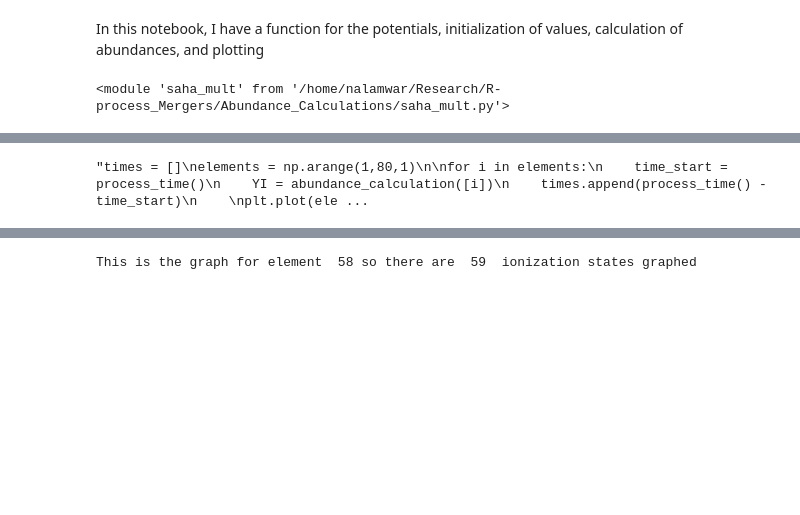
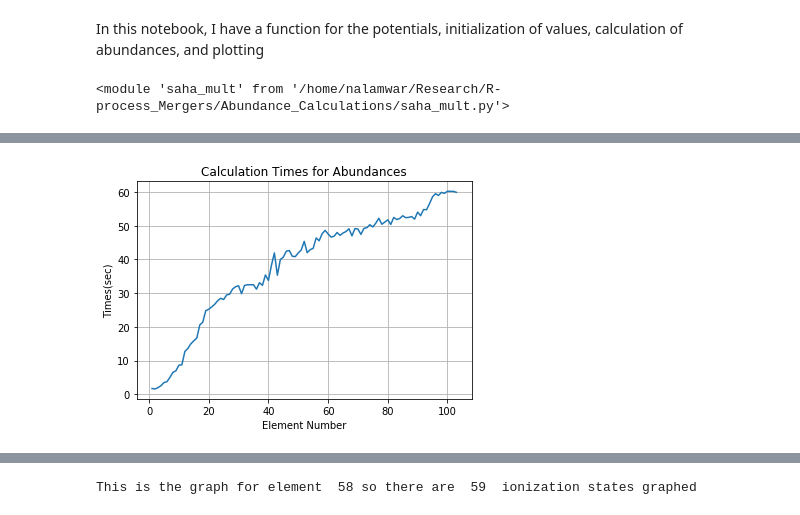
Before and after one commit to PranavNalamwar/R-process_Mergers, a Jupyter notebook: Abundance_Calculations/Abundance_Function.ipynb, the cells around one changed output, grey strips where cells are left out. Drawn from its saved outputs; the diff is of its cells as text; code cells hidden in the pictures; blank space fills up the shorter version.

```diff
--- a/Abundance_Calculations/Abundance_Function.ipynb
+++ b/Abundance_Calculations/Abundance_Function.ipynb
@@ -233,21 +232,21 @@ This calculation took 6.573592359999999  sec to graph
 # %%
 #This is the calculation to make the time plot. Currently, it is commented out for convenience
 '''times = []
-elements = np.arange(1,80,1)
+elements = np.arange(1,104,1)
 
 for i in elements:
     time_start = process_time()
     YI = abundance_calculation([i])
     times.append(process_time() - time_start)
 
 plt.plot(elements,times)
 plt.xlabel('Element Number')
 plt.ylabel('Times(sec)')
 plt.title('Calculation Times for Abundances')
 plt.grid()
 plt.savefig('times.png')'''
 # %% [output]
-"times = []\nelements = np.arange(1,80,1)\n\nfor i in elements:\n    time_start = process_time()\n    YI = abundance_calculation([i])\n    times.append(process_time() - time_start)\n    \nplt.plot(ele ...
+[figure, added]
 # %%
 #This cell exists to make the entire lanthanide calculation.
 time_start = process_time()
```
Also changed, not shown: parts of 11 cells of this notebook, 5 other files.
